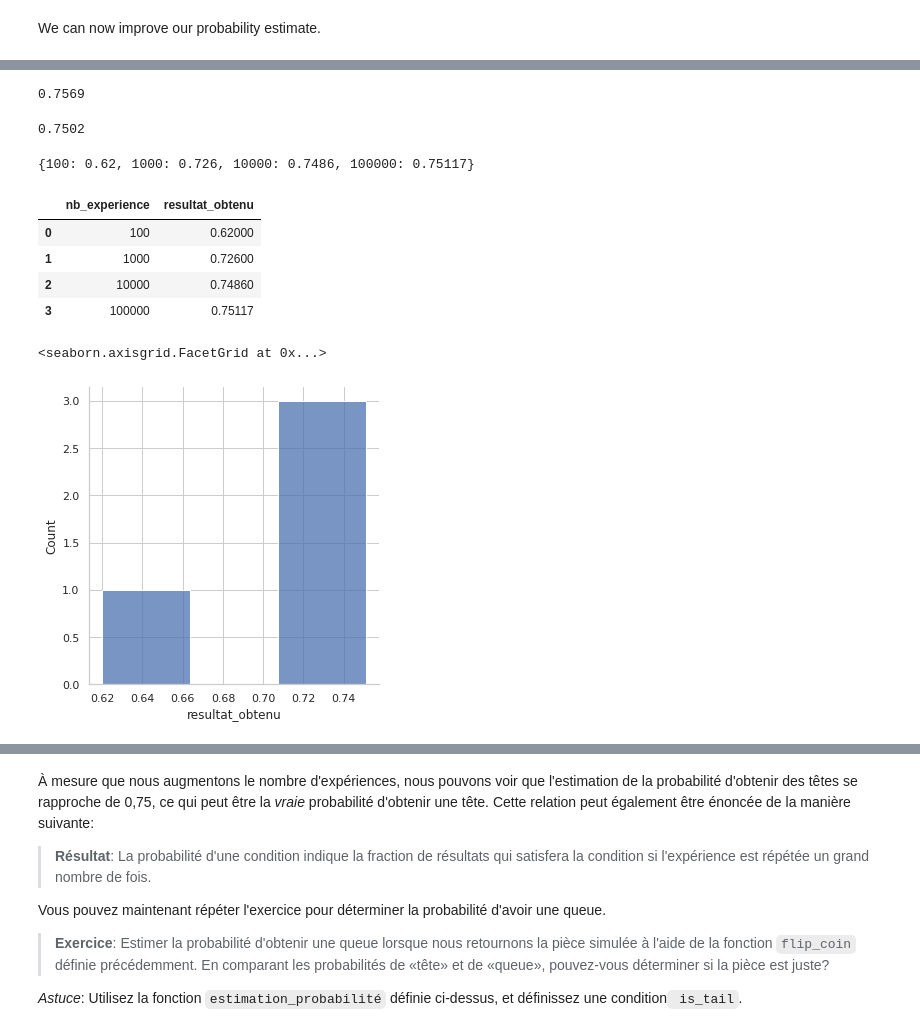
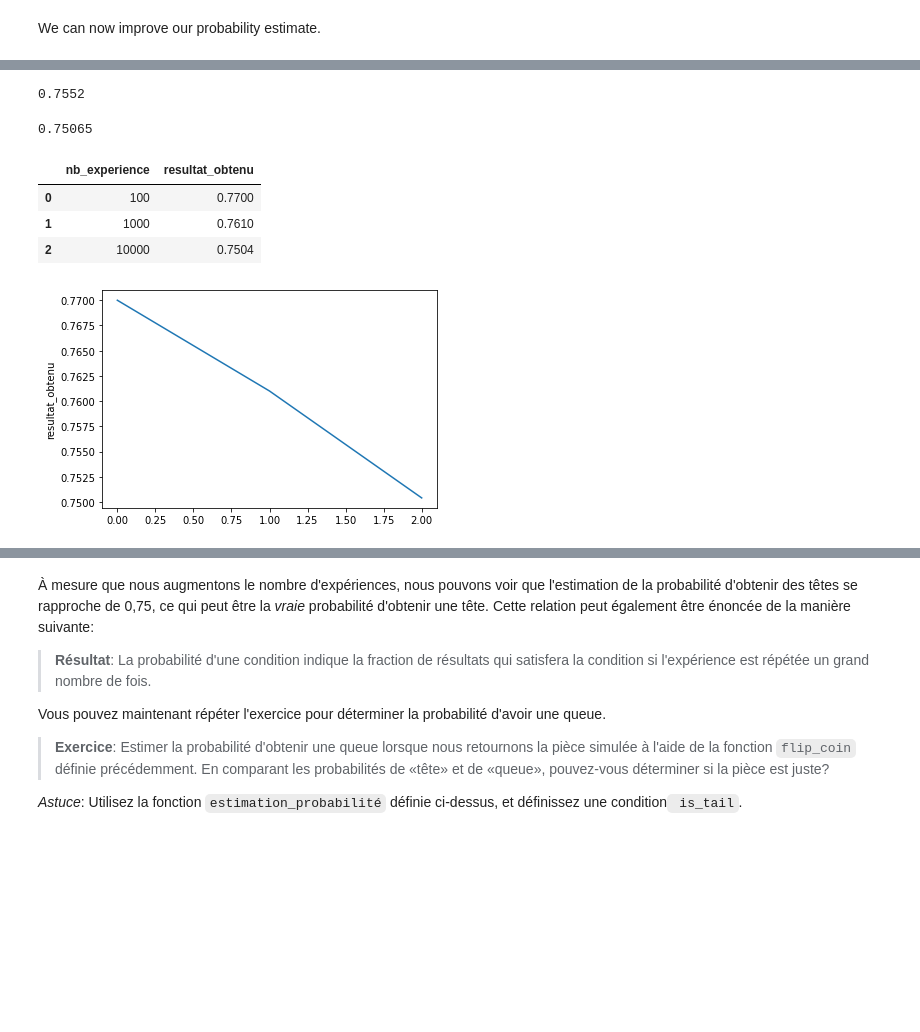
Before and after one commit to Moustapha00864/TPM1SDA_IA, a Jupyter notebook: Algorithme et Complexité/introduction_to_probability.ipynb, the cells around one changed output, grey strips where cells are left out. Saved outputs shown, nothing was run; the diff lists cells and outputs as text; code cells hidden in the pictures; blank space fills up the shorter version.

```diff
--- a/Algorithme et Complexité/introduction_to_probability.ipynb
+++ b/Algorithme et Complexité/introduction_to_probability.ipynb
@@ -488,7 +488,7 @@ def flip_coin():
     Résultat: -
     Hypothèses: -
     """
-    return "H" if random() < 0.75 else "T"
+    return "H" if random() <= 0.75 else "T"
 # %%
 # testons la fonction
 flip_coin()
@@ -629,8 +629,8 @@ estimate_probability(flip_coin, is_head, 1000)
 # %%
 estimate_probability(flip_coin, is_head, 10000)
 # %% [output]
-0.7569
+0.7552
 # %%
 estimate_probability(flip_coin, is_head, 100000)
 # %% [output]
-0.7502
+0.75065
@@ -639,21 +637,19 @@ import seaborn as sns
 # %%
-e_prob = {value:estimate_probability(flip_coin, is_head, value) for value in (100, 1000, 10000, 100000)}
-e_prob
+import pandas as pd
+import seaborn as sns
+
+# stocker le nombre d'expérience et le résultat dans un dictionnaire
+e_prob = {value:estimate_probability(flip_coin, is_head, value) for value in (100, 1000, 10000)}
+# transformation du dictionnaire en DataFrame
+e_prob = pd.DataFrame(list(e_prob.items()),columns = ['nb_experience','resultat_obtenu'])
-# %% [output]
-{100: 0.62, 1000: 0.726, 10000: 0.7486, 100000: 0.75117}
 # %%
-import pandas as pd
-e_prob = pd.DataFrame(list(e_prob.items()),columns = ['nb_experience','resultat_obtenu'])
+e_prob
+# %% [output]
+|  | nb_experience | resultat_obtenu |
+| 0 | 100 | 0.7700 |
+| 1 | 1000 | 0.7610 |
+| 2 | 10000 | 0.7504 |
 # %%
-e_prob
+ax = sns.lineplot(data=e_prob['resultat_obtenu'])
 # %% [output]
-|  | nb_experience | resultat_obtenu |
-| 0 | 100 | 0.62000 |
-| 1 | 1000 | 0.72600 |
-| 2 | 10000 | 0.74860 |
-| 3 | 100000 | 0.75117 |
+[figure, added]
-# %%
-sns.displot(e_prob['resultat_obtenu'])
-# %% [output]
-<seaborn.axisgrid.FacetGrid at 0x...>
-[figure, removed]
```
Also changed, not shown: parts of 24 cells of this notebook.
